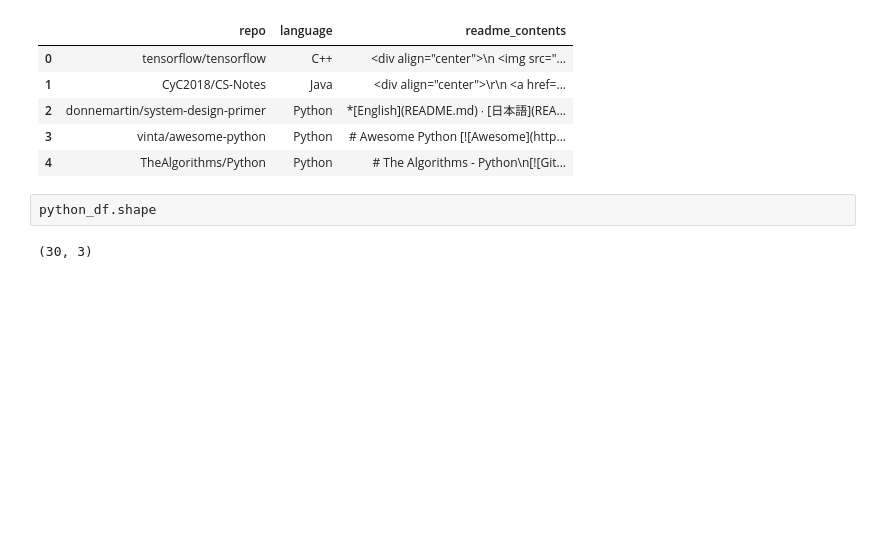
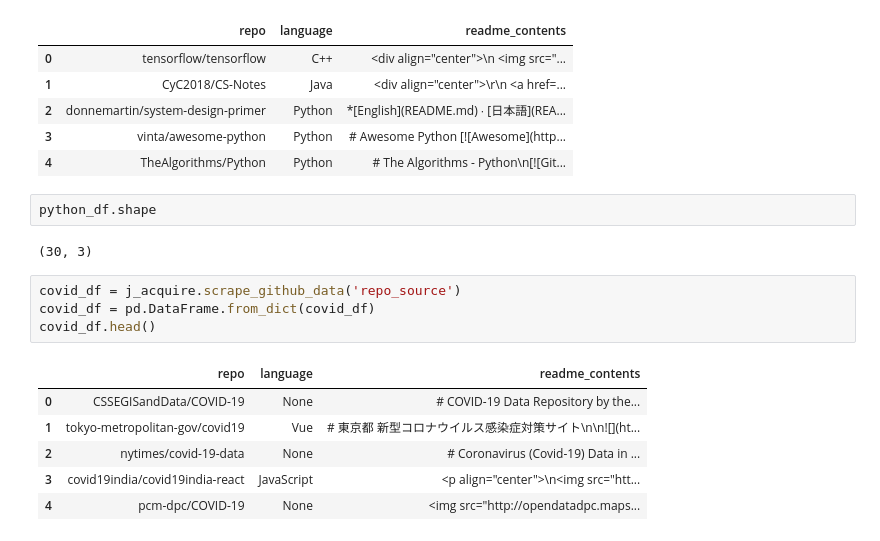
Before and after one commit to nlp-JB/predicting-using-nlp, a Jupyter notebook: acquire2_brandi.ipynb, the cells around one changed output. Saved outputs shown, nothing was run; the diff lists cells and outputs as text; blank space fills up the shorter version.

```diff
--- a/acquire2_brandi.ipynb
+++ b/acquire2_brandi.ipynb
@@ -153,4 +153,15 @@ python_df.head()
 python_df.shape
 # %% [output]
 (30, 3)
+# %%
+covid_df = j_acquire.scrape_github_data('repo_source')
+covid_df = pd.DataFrame.from_dict(covid_df)
+covid_df.head()
+# %% [output]
+|  | repo | language | readme_contents |
+| 0 | CSSEGISandData/COVID-19 | None | # COVID-19 Data Repository by the... |
+| 1 | tokyo-metropolitan-gov/covid19 | Vue | # 東京都 新型コロナウイルス感染症対策サイト\n\n![](ht... |
+| 2 | nytimes/covid-19-data | None | # Coronavirus (Covid-19) Data in ... |
+| 3 | covid19india/covid19india-react | JavaScript | <p align="center">\n<img src="htt... |
+| 4 | pcm-dpc/COVID-19 | None | <img src="http://opendatadpc.maps... |
 # %%
```
Also changed, not shown: parts of 5 cells of this notebook, 3 other files.
